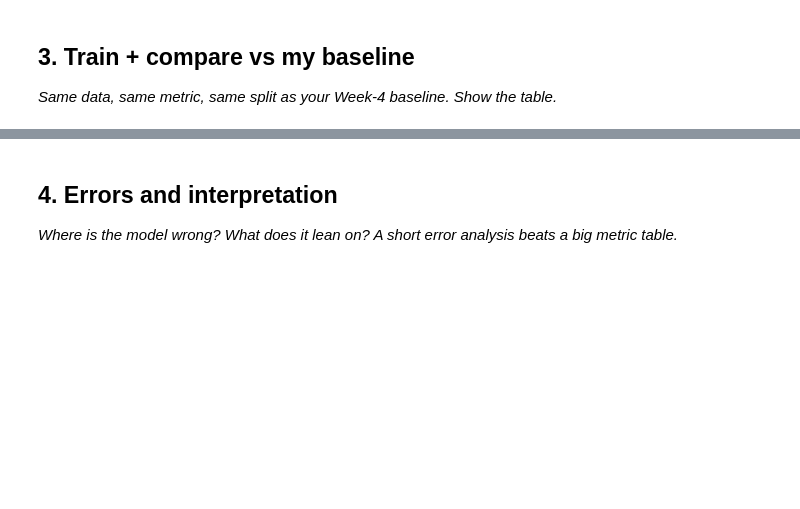
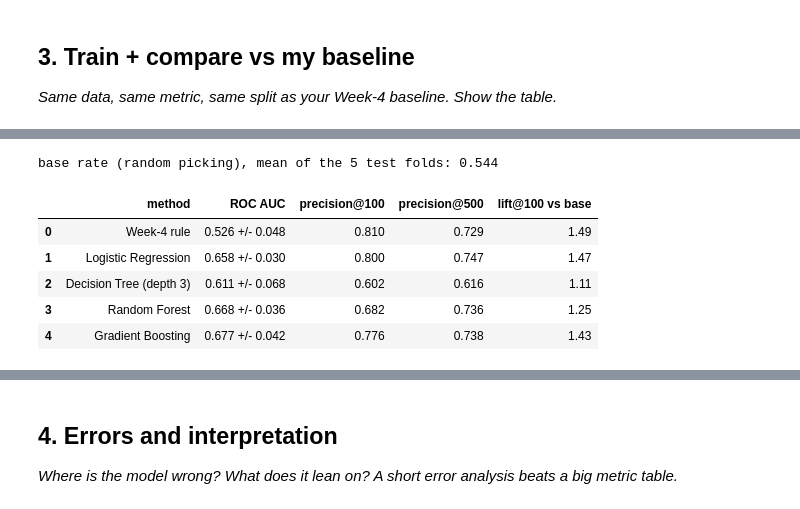
Before and after one commit to FaiyazIfaz/Starter-Notebooks, a Jupyter notebook: work/notebooks/w05_model.ipynb, the cells around one changed output, grey strips where cells are left out. Drawn from its saved outputs; the diff is of its cells as text; code cells hidden in the pictures; blank space fills up the shorter version.

```diff
--- a/work/notebooks/w05_model.ipynb
+++ b/work/notebooks/w05_model.ipynb
@@ -18,0 +122,64 @@ This skeleton is yours to fill. Work the sections **in order** — each one has
+# %%
+# --- The Week-4 rule, unchanged, as a continuous score so it can be ranked and scored like a model ---
+vis  = df["impressions_90d"] >= 500
+p1   = (df["avg_position"] > 0) & (df["avg_position"] <= 10)
+gap  = (vis & p1 & (df["ctr"] <= 0.12)).astype(int)
+stale = (vis & (df["days_since_last_update"] >= 90)).astype(int)
+points = 2 * gap + stale
+# ties broken exactly as in Week 4: lowest CTR first, then longest since last update
+df["rule_score"] = points * 1000 + (6 - df["ctr"].clip(upper=5.5)) + df["days_since_last_update"].clip(upper=3650) / 1e5
+
+def preprocess(scale):
+    num = (make_pipeline(SimpleImputer(strategy="median", add_indicator=True), StandardScaler())
+           if scale else SimpleImputer(strategy="median", add_indicator=True))
+    cat = make_pipeline(SimpleImputer(strategy="constant", fill_value="missing"), OneHotEncoder(handle_unknown="ignore"))
+    return ColumnTransformer([("num", num, NUM), ("cat", cat, CAT)])
+
+def make_models():
+    return {
+        "Logistic Regression": make_pipeline(preprocess(True),  LogisticRegression(max_iter=3000)),
+        "Decision Tree (depth 3)": make_pipeline(preprocess(False), DecisionTreeClassifier(max_depth=3, random_state=SEED)),
+        "Random Forest": make_pipeline(preprocess(False), RandomForestClassifier(n_estimators=300, max_depth=10, min_samples_leaf=20, random_state=SEED, n_jobs=-1)),
+        "Gradient Boosting": make_pipeline(preprocess(False), HistGradientBoostingClassifier(max_depth=4, learning_rate=0.05, max_iter=200, random_state=SEED)),
+    }
+
+def precision_at_k(y_true, score, k):
+    order = np.lexsort((np.arange(len(score)), -score))[:k]     # highest score first, stable
+    return y_true[order].mean()
+
+KS = (100, 500)
+per_fold = {"Week-4 rule": []}
+oof = {"Week-4 rule": df["rule_score"].values.astype(float)}
+for name in make_models():
+    per_fold[name] = []
+    oof[name] = np.zeros(len(df))
+
+for i, (tr, te) in enumerate(folds):
+    yt = y[te]
+    per_fold["Week-4 rule"].append((roc_auc_score(yt, oof["Week-4 rule"][te]), *[precision_at_k(yt, oof["Week-4 rule"][te], k) for k in KS], yt.mean()))
+    for name, model in make_models().items():
+        model.fit(X.iloc[tr], y[tr])
+        s = model.predict_proba(X.iloc[te])[:, 1]
+        oof[name][te] = s
+        per_fold[name].append((roc_auc_score(yt, s), *[precision_at_k(yt, s, k) for k in KS], yt.mean()))
+
+rows = []
+for name, vals in per_fold.items():
+    a = np.array(vals)
+    rows.append({"method": name,
+                 "ROC AUC": f"{a[:,0].mean():.3f} +/- {a[:,0].std():.3f}",
+                 "precision@100": round(a[:,1].mean(), 3),
+                 "precision@500": round(a[:,2].mean(), 3),
+                 "lift@100 vs base": round(a[:,1].mean() / a[:,3].mean(), 2)})
+table = pd.DataFrame(rows)
+base_rate_folds = np.mean([v[3] for v in per_fold["Week-4 rule"]])
+print(f"base rate (random picking), mean of the 5 test folds: {base_rate_folds:.3f}")
+table
+# %% [output]
+base rate (random picking), mean of the 5 test folds: 0.544
+|  | method | ROC AUC | precision@100 | precision@500 | lift@100 vs base |
+| 0 | Week-4 rule | 0.526 +/- 0.048 | 0.810 | 0.729 | 1.49 |
+| 1 | Logistic Regression | 0.658 +/- 0.030 | 0.800 | 0.747 | 1.47 |
+| 2 | Decision Tree (depth 3) | 0.611 +/- 0.068 | 0.602 | 0.616 | 1.11 |
+| 3 | Random Forest | 0.668 +/- 0.036 | 0.682 | 0.736 | 1.25 |
+| 4 | Gradient Boosting | 0.677 +/- 0.042 | 0.776 | 0.738 | 1.43 |
```
Also changed, not shown: parts of 19 cells of this notebook.
